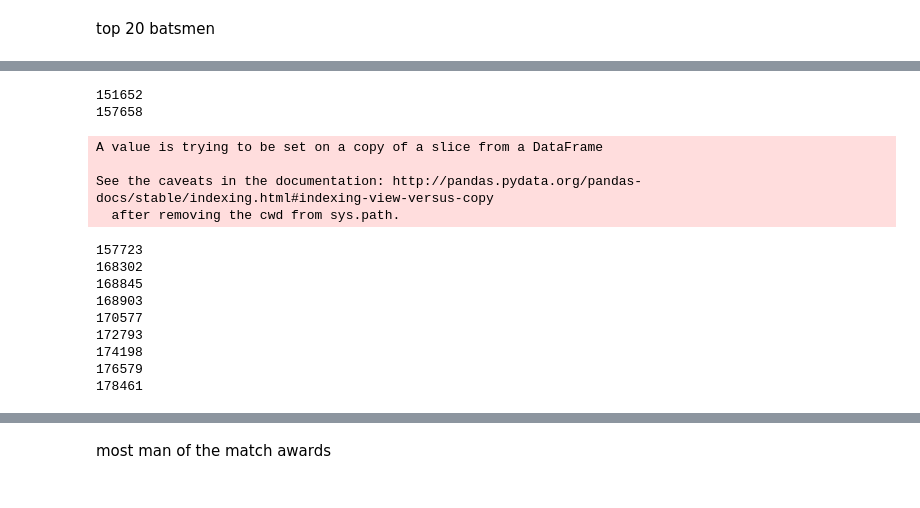
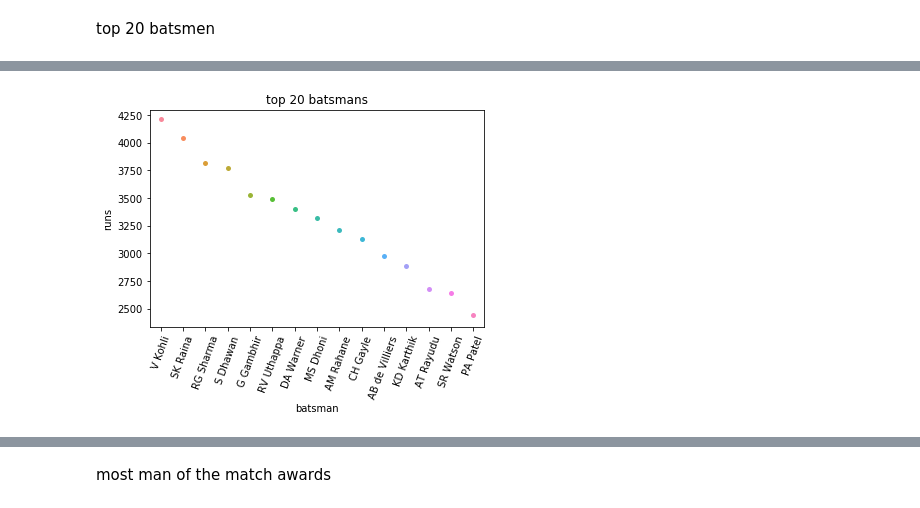
Before and after one commit to saikiran7022/project, a Jupyter notebook: datasets.ipynb, the cells around one changed output, grey strips where cells are left out. Drawn from its saved outputs; the diff is of its cells as text; code cells hidden in the pictures.

```diff
--- a/datasets.ipynb
+++ b/datasets.ipynb
@@ -43,21 +48,15 @@ top 20 batsmen
 # %%
 for i in range(len(df['batsman_runs'])):
     if df["batsman_runs"][i] == 7:
         print(i)
         df['batsman_runs'][i] = 6
+k = df["batsman"]
+m = pd.value_counts(k)
+j = m.head(15).reset_index()
+j.columns = ["batsman","runs"]
+ik = sns.swarmplot("batsman","runs",data = j)
+plt.title("top 20 batsmans")
+plt.xticks(rotation = 70)
+plt.show()
 # %% [output]
-151652
-157658
-A value is trying to be set on a copy of a slice from a DataFrame
-
-See the caveats in the documentation: http://pandas.pydata.org/pandas-docs/stable/indexing.html#indexing-view-versus-copy
-  after removing the cwd from sys.path.
-157723
-168302
-168845
-168903
-170577
-172793
-174198
-176579
-178461
+[figure, added]
```
Also changed, not shown: parts of 21 cells of this notebook.
